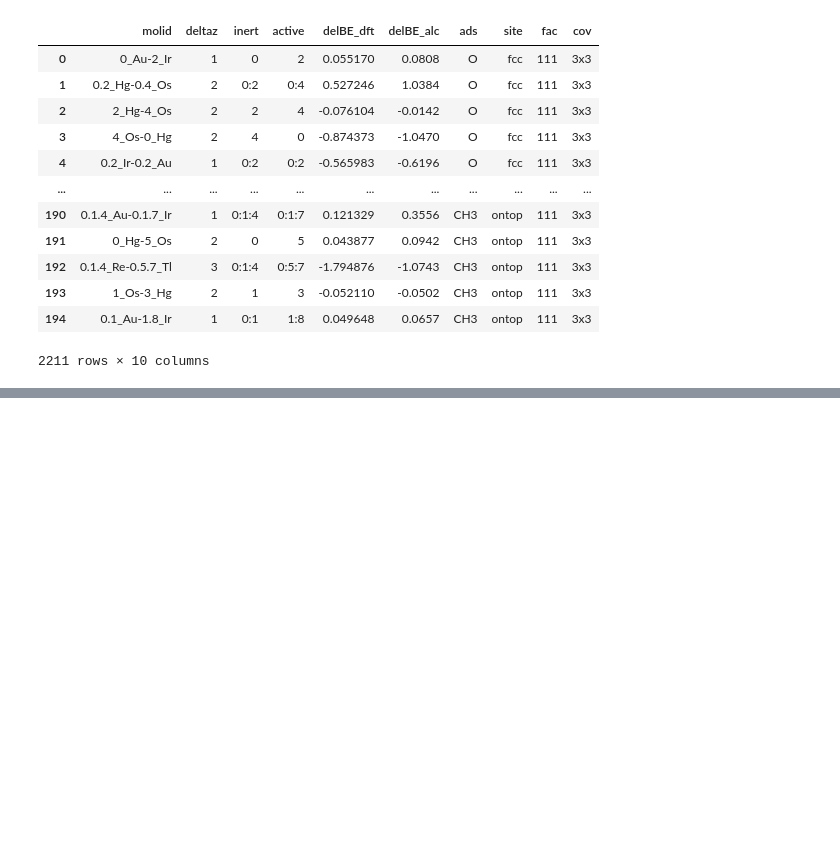
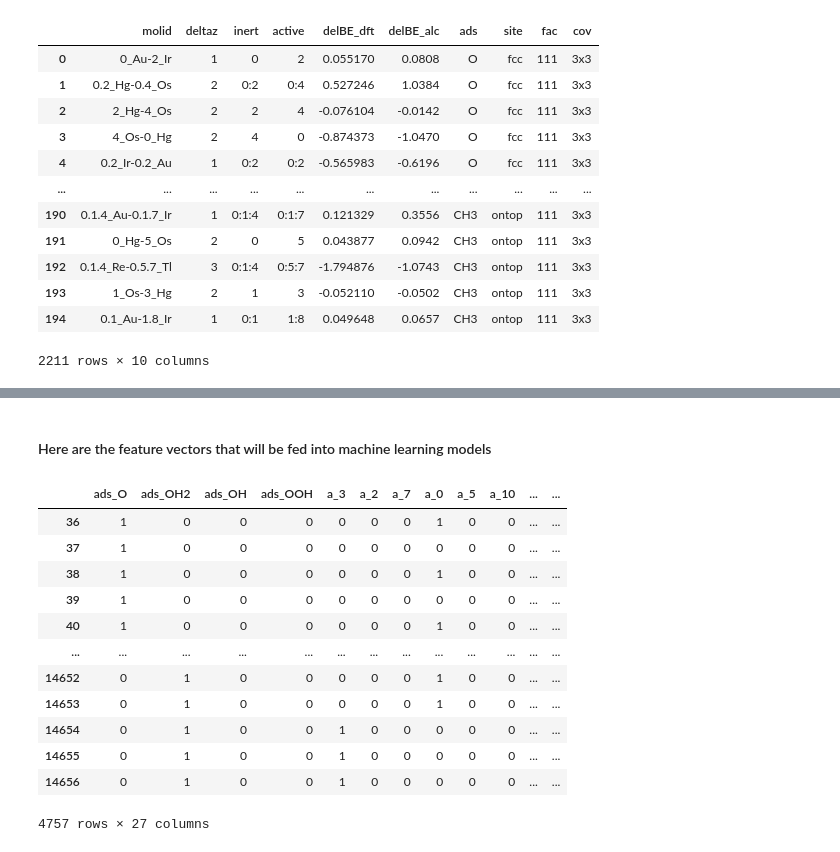
Before and after one commit to keithgroup/comp_alchemy, a Jupyter notebook: example-notebooks/Machine-learning-corrections/Machine_learning_corrected_APDFT.ipynb, the cells around one changed output, grey strips where cells are left out. Cells and saved outputs as stored; diff of their text form; code cells hidden in the pictures; blank space fills up the shorter version.

```diff
--- a/example-notebooks/Machine-learning-corrections/Machine_learning_corrected_APDFT.ipynb
+++ b/example-notebooks/Machine-learning-corrections/Machine_learning_corrected_APDFT.ipynb
@@ -205,0 +232,18 @@ See the caveats in the documentation: https://pandas.pydata.org/pandas-docs/stab
+# %% [markdown]
+#### Here are the feature vectors that will be fed into machine learning models
+# %%
+df[features]
+# %% [output]
+|  | ads_O | ads_OH2 | ads_OH | ads_OOH | a_3 | a_2 | a_7 | a_0 | a_5 | a_10 | ... | ... |
+| 36 | 1 | 0 | 0 | 0 | 0 | 0 | 0 | 1 | 0 | 0 | ... | ... |
+| 37 | 1 | 0 | 0 | 0 | 0 | 0 | 0 | 0 | 0 | 0 | ... | ... |
+| 38 | 1 | 0 | 0 | 0 | 0 | 0 | 0 | 1 | 0 | 0 | ... | ... |
+| 39 | 1 | 0 | 0 | 0 | 0 | 0 | 0 | 0 | 0 | 0 | ... | ... |
+| 40 | 1 | 0 | 0 | 0 | 0 | 0 | 0 | 1 | 0 | 0 | ... | ... |
+| ... | ... | ... | ... | ... | ... | ... | ... | ... | ... | ... | ... | ... |
+| 14652 | 0 | 1 | 0 | 0 | 0 | 0 | 0 | 1 | 0 | 0 | ... | ... |
+| 14653 | 0 | 1 | 0 | 0 | 0 | 0 | 0 | 1 | 0 | 0 | ... | ... |
+| 14654 | 0 | 1 | 0 | 0 | 1 | 0 | 0 | 0 | 0 | 0 | ... | ... |
+| 14655 | 0 | 1 | 0 | 0 | 1 | 0 | 0 | 0 | 0 | 0 | ... | ... |
+| 14656 | 0 | 1 | 0 | 0 | 1 | 0 | 0 | 0 | 0 | 0 | ... | ... |
+4757 rows × 27 columns
```
Also changed, not shown: parts of 21 cells of this notebook, 2 other files.
